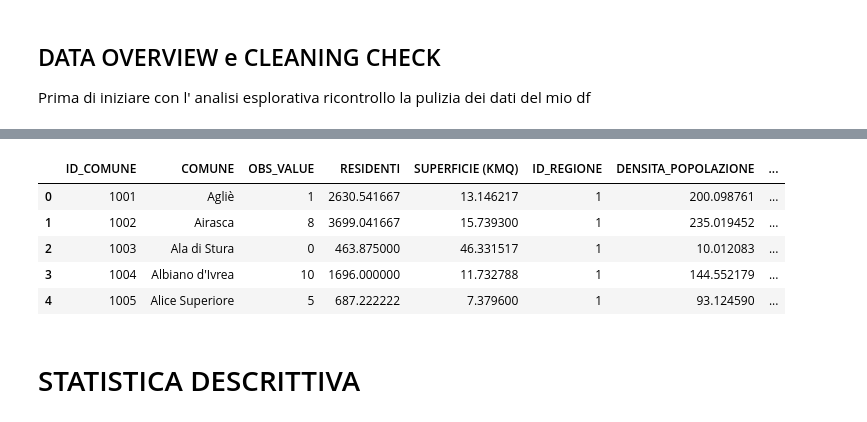
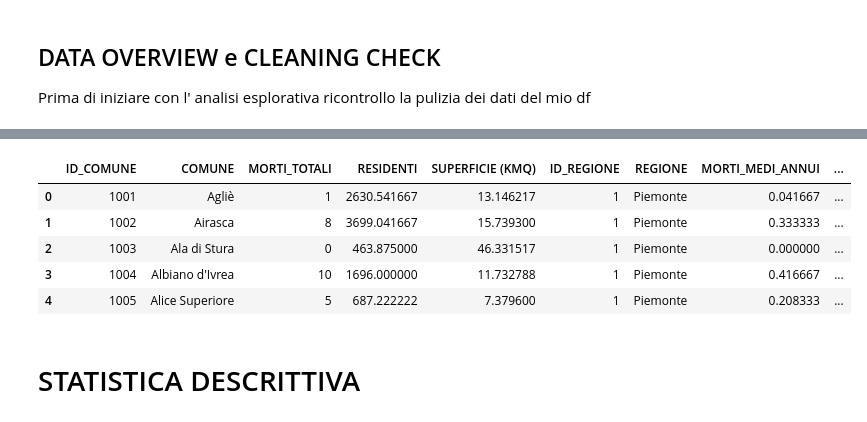
Before and after one commit to EliaValenti/Road_accidents_analysis, a Jupyter notebook: Road_accidents_analysis_FIXED/02b_EDA_Municipality_analysis_aggregate_01_24.ipynb, the cells around one changed output, grey strips where cells are left out. Saved outputs shown, nothing was run; the diff lists cells and outputs as text; code cells hidden in the pictures.

```diff
--- a/Road_accidents_analysis_FIXED/02b_EDA_Municipality_analysis_aggregate_01_24.ipynb
+++ b/Road_accidents_analysis_FIXED/02b_EDA_Municipality_analysis_aggregate_01_24.ipynb
@@ -135,2 +114,2 @@ df_wounded_municipality = create_municipality_dataset(df_wounded,value_name="FER
 # %%
-df_deaths_municipality = create_municipality_dataset(df_deaths,value_name="MORTI")
+df_deaths_municipality = fn.create_municipality_dataset(df_deaths,value_name="MORTI")
@@ -266,5 +378,5 @@ dtype: int64
 # %%
-check_df (df_deaths_municipality)
+fn.check_df (df_deaths_municipality)
 # %% [output]
 <class 'pandas.DataFrame'>
 RangeIndex: 8614 entries, 0 to 8613
@@ -284,11 +396,11 @@ MORTI_PRO_CAPITE(1000)    0
 dtype: int64
 ----------------------------------------
-|  | ID_COMUNE | COMUNE | OBS_VALUE | RESIDENTI | SUPERFICIE (KMQ) | ID_REGIONE | DENSITA_POPOLAZIONE | ... |
-| 0 | 1001 | Agliè | 1 | 2630.541667 | 13.146217 | 1 | 200.098761 | ... |
-| 1 | 1002 | Airasca | 8 | 3699.041667 | 15.739300 | 1 | 235.019452 | ... |
-| 2 | 1003 | Ala di Stura | 0 | 463.875000 | 46.331517 | 1 | 10.012083 | ... |
-| 3 | 1004 | Albiano d'Ivrea | 10 | 1696.000000 | 11.732788 | 1 | 144.552179 | ... |
-| 4 | 1005 | Alice Superiore | 5 | 687.222222 | 7.379600 | 1 | 93.124590 | ... |
+|  | ID_COMUNE | COMUNE | MORTI_TOTALI | RESIDENTI | SUPERFICIE (KMQ) | ID_REGIONE | REGIONE | MORTI_MEDI_ANNUI | ... |
+| 0 | 1001 | Agliè | 1 | 2630.541667 | 13.146217 | 1 | Piemonte | 0.041667 | ... |
+| 1 | 1002 | Airasca | 8 | 3699.041667 | 15.739300 | 1 | Piemonte | 0.333333 | ... |
+| 2 | 1003 | Ala di Stura | 0 | 463.875000 | 46.331517 | 1 | Piemonte | 0.000000 | ... |
+| 3 | 1004 | Albiano d'Ivrea | 10 | 1696.000000 | 11.732788 | 1 | Piemonte | 0.416667 | ... |
+| 4 | 1005 | Alice Superiore | 5 | 687.222222 | 7.379600 | 1 | Piemonte | 0.208333 | ... |
 # %% [markdown]
 # STATISTICA DESCRITTIVA
 # %% [markdown]
```
Also changed, not shown: parts of 86 cells of this notebook, 11 other files.
